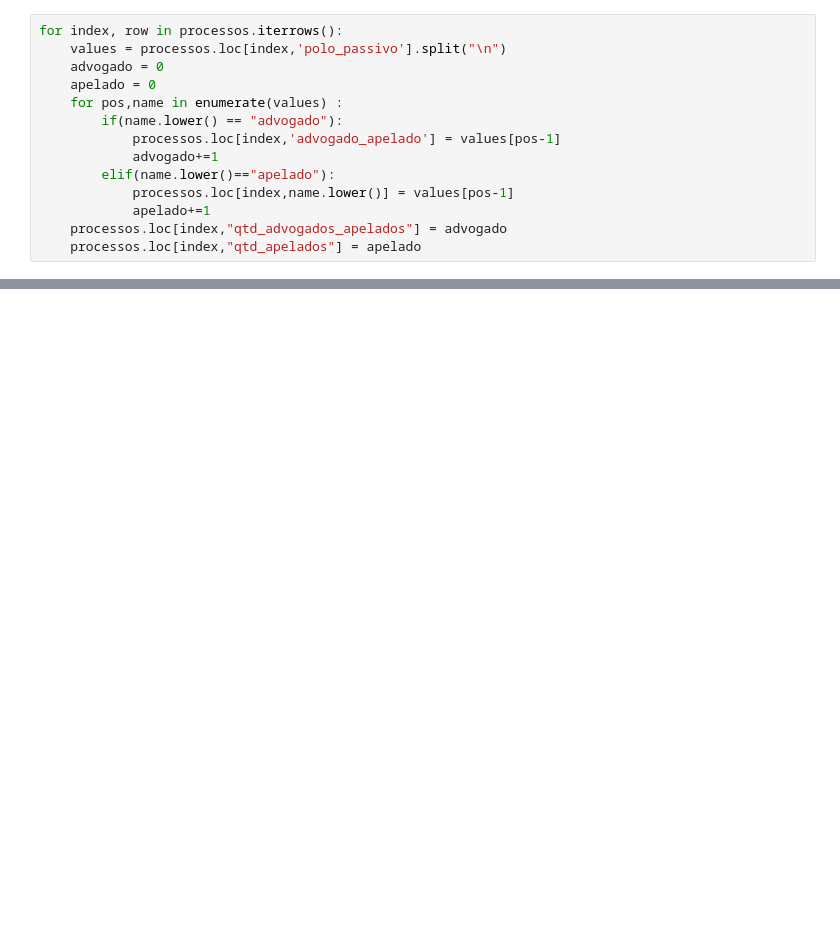
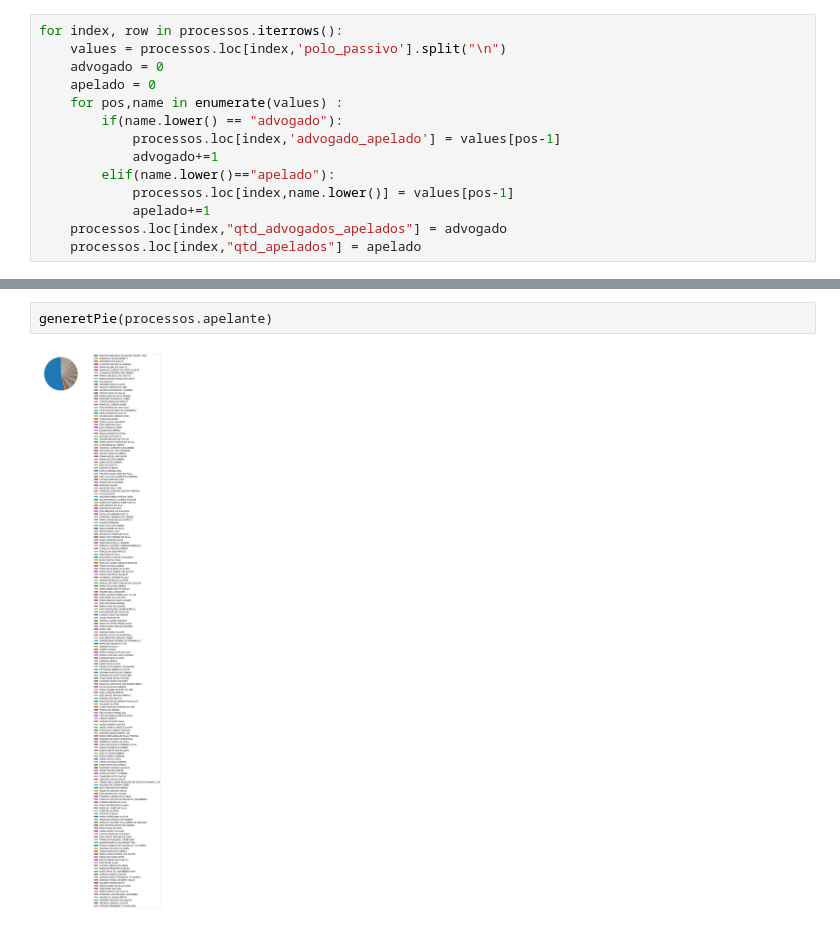
Before and after one commit to hitallow/data-analysis, a Jupyter notebook: PJE/pj3.ipynb, the cells around one changed output, grey strips where cells are left out. Saved outputs shown, nothing was run; the diff lists cells and outputs as text; blank space fills up the shorter version.

```diff
--- a/PJE/pj3.ipynb
+++ b/PJE/pj3.ipynb
@@ -204,0 +240,4 @@ processos.loc[2,'polo_passivo']
+# %%
+generetPie(processos.apelante)
+# %% [output]
+[figure, added]
```
Also changed, not shown: parts of 17 cells of this notebook.
